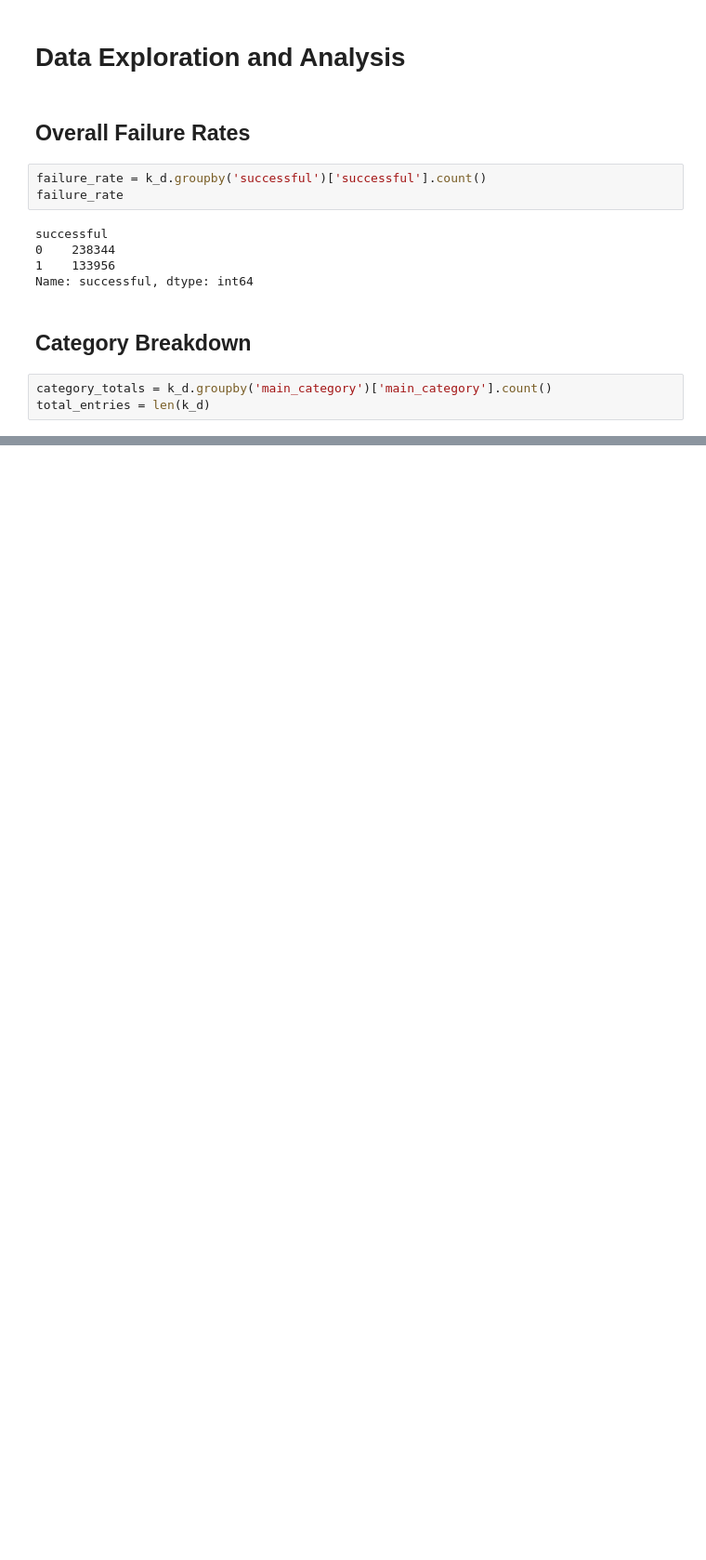
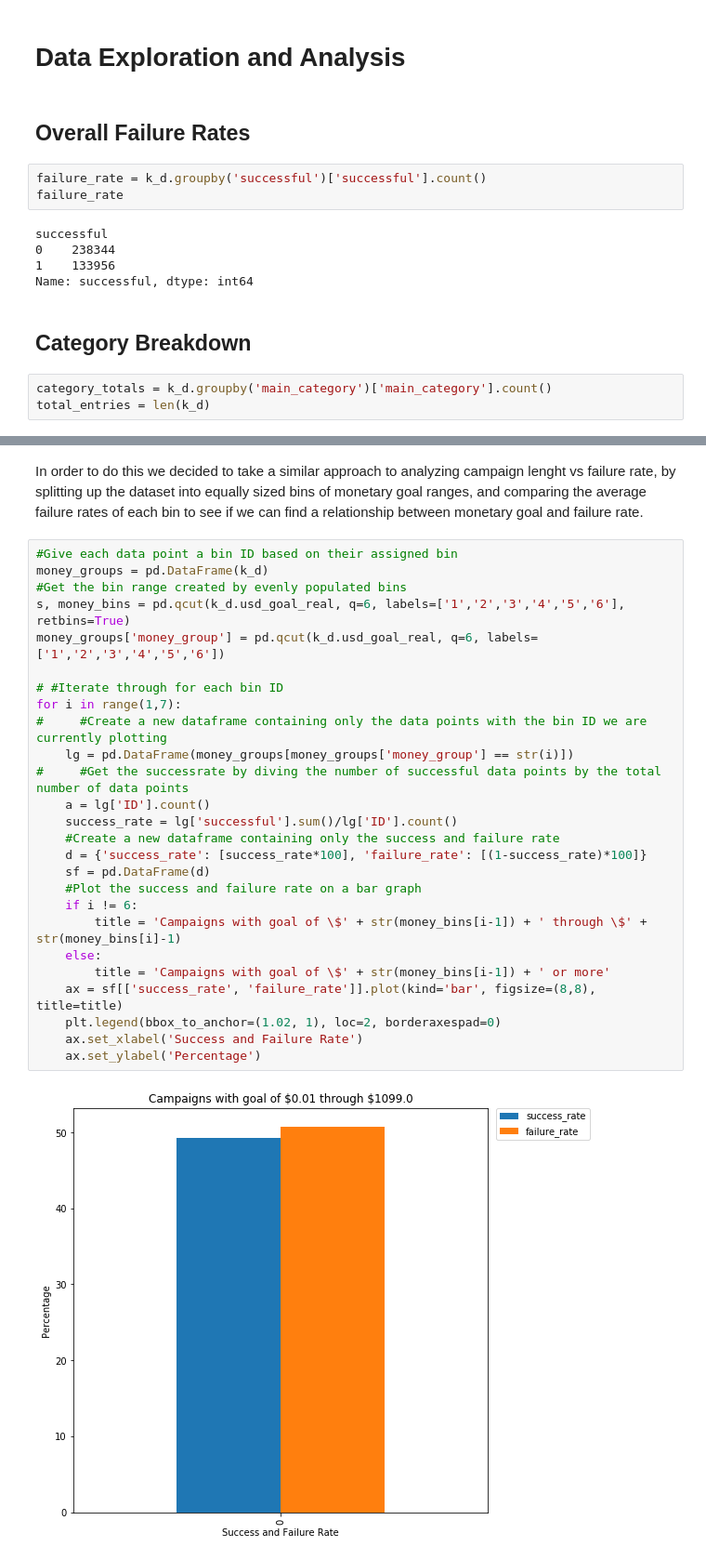
Before and after one commit to David-Collins/kickstarter, a Jupyter notebook: kickstarter.ipynb, the cells around one changed output, grey strips where cells are left out. Shown at 93% size. Cells and saved outputs as stored; diff of their text form; blank space fills up the shorter version.

```diff
--- a/kickstarter.ipynb
+++ b/kickstarter.ipynb
@@ -102,0 +168,30 @@ total_entries = len(k_d)
+# %% [markdown]
+In order to do this we decided to take a similar approach to analyzing campaign lenght vs failure rate, by splitting up the dataset into equally sized bins of monetary goal ranges, and comparing the average failure rates of each bin to see if we can find a relationship between monetary goal and failure rate.
+# %%
+#Give each data point a bin ID based on their assigned bin
+money_groups = pd.DataFrame(k_d)
+#Get the bin range created by evenly populated bins
+s, money_bins = pd.qcut(k_d.usd_goal_real, q=6, labels=['1','2','3','4','5','6'], retbins=True)
+money_groups['money_group'] = pd.qcut(k_d.usd_goal_real, q=6, labels=['1','2','3','4','5','6'])
+
+# #Iterate through for each bin ID
+for i in range(1,7):
+#     #Create a new dataframe containing only the data points with the bin ID we are currently plotting
+    lg = pd.DataFrame(money_groups[money_groups['money_group'] == str(i)])
+#     #Get the successrate by diving the number of successful data points by the total number of data points
+    a = lg['ID'].count()
+    success_rate = lg['successful'].sum()/lg['ID'].count()
+    #Create a new dataframe containing only the success and failure rate
+    d = {'success_rate': [success_rate*100], 'failure_rate': [(1-success_rate)*100]}
+    sf = pd.DataFrame(d)
+    #Plot the success and failure rate on a bar graph
+    if i != 6:
+        title = 'Campaigns with goal of \$' + str(money_bins[i-1]) + ' through \$' + str(money_bins[i]-1)
+    else:
+        title = 'Campaigns with goal of \$' + str(money_bins[i-1]) + ' or more'
+    ax = sf[['success_rate', 'failure_rate']].plot(kind='bar', figsize=(8,8), title=title)
+    plt.legend(bbox_to_anchor=(1.02, 1), loc=2, borderaxespad=0)
+    ax.set_xlabel('Success and Failure Rate')
+    ax.set_ylabel('Percentage')
+# %% [output]
+[figure, added]
```
Also changed, not shown: parts of 13 cells of this notebook.
